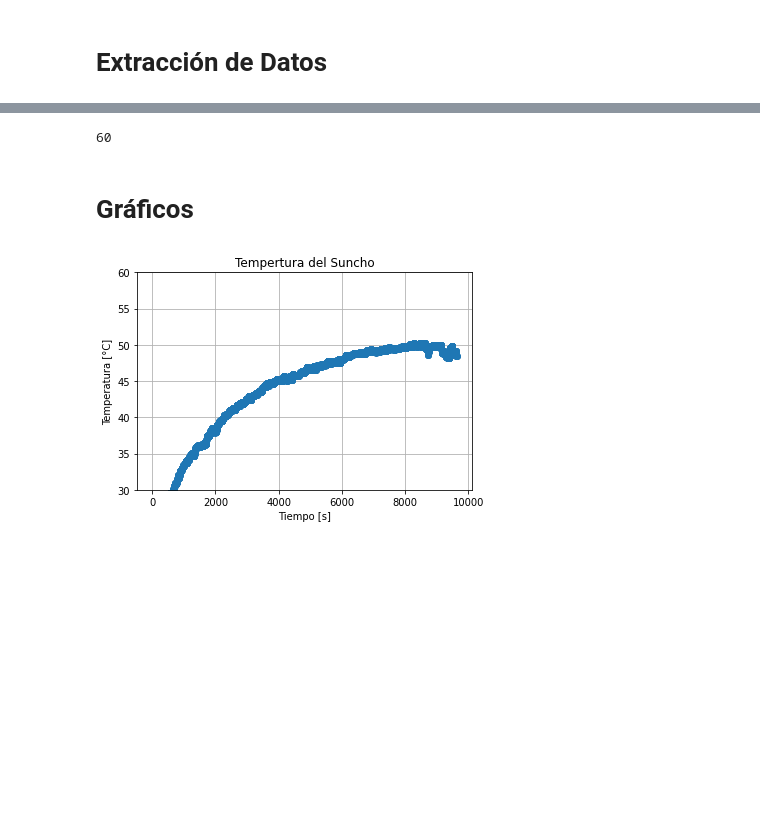
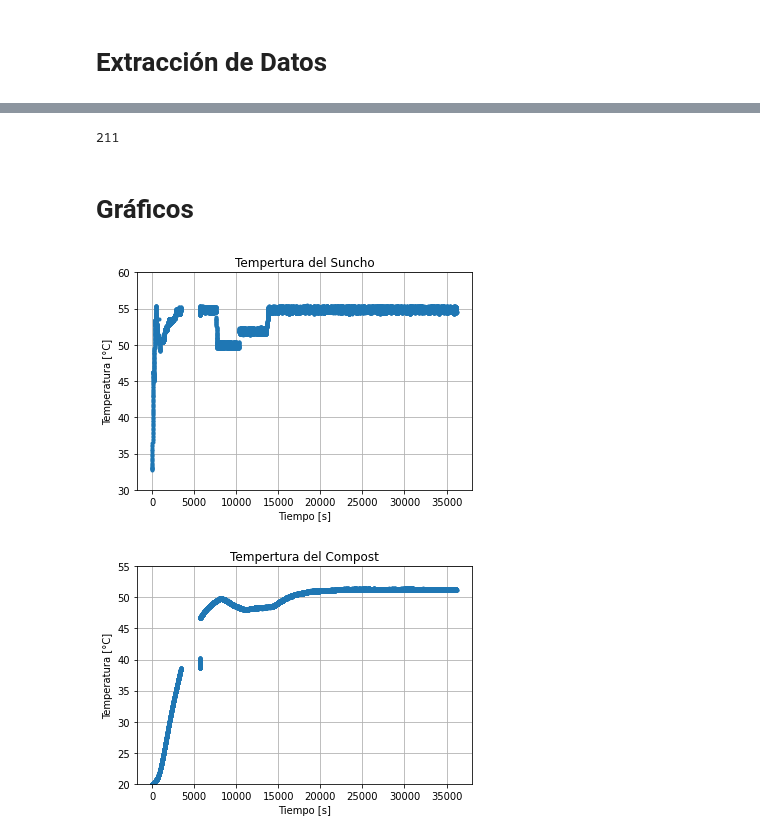
Before and after one commit to fyulita/laboratorio-6-y-7, a Jupyter notebook: Arduino/Notebook.ipynb, the cells around one changed output, grey strips where cells are left out. Cells and saved outputs as stored; diff of their text form; code cells hidden in the pictures; blank space fills up the shorter version.

```diff
--- a/Arduino/Notebook.ipynb
+++ b/Arduino/Notebook.ipynb
@@ -14,7 +14,7 @@ temp_compost = np.array([])
 estados = np.array([])    # Apagado: 0, Prendido: 1
 # %%
 # Definamos la carpeta con las mediciones como PATH
-PATH = "./measurements/07-07-2021_17-27-28"
+PATH = "./measurements/14-06-2021_18-12-22"
 
 # Creamos una carpeta para las figuras (si es que no existe)
 if not os.path.isdir(f"{PATH}/figuras"):
@@ -66,7 +66,7 @@ for file in os.listdir(PATH):
 
 print(n)
 # %% [output]
-60
+211
 # %%
 # Llenemos las listas con los datos
 for i in range(n):
@@ -91,13 +91,24 @@ for i in range(n):
 # %%
 plt.figure("Temperatura del Suncho")
 plt.title("Tempertura del Suncho")
-plt.plot(tiempos, temp_suncho, "o")
+plt.plot(tiempos, temp_suncho, ".")
 plt.grid()
 plt.xlabel("Tiempo [s]")
 plt.ylabel("Temperatura [°C]")
 plt.ylim([30, 60])
 plt.savefig(f"{PATH}/figuras/Temperatura-del-Suncho.png")
 plt.show()
+
+plt.figure("Temperatura del Compost")
+plt.title("Tempertura del Compost")
+plt.plot(tiempos, temp_compost, ".")
+plt.grid()
+plt.xlabel("Tiempo [s]")
+plt.ylabel("Temperatura [°C]")
+plt.ylim([20, 55])
+plt.savefig(f"{PATH}/figuras/Temperatura-del-Compost.png")
+plt.show()
 # %% [output]
-[figure, old version]
+[figure, new version]
+[figure, added]
 # %%
```
Also changed, not shown: parts of 3 cells of this notebook, 45 other files.
